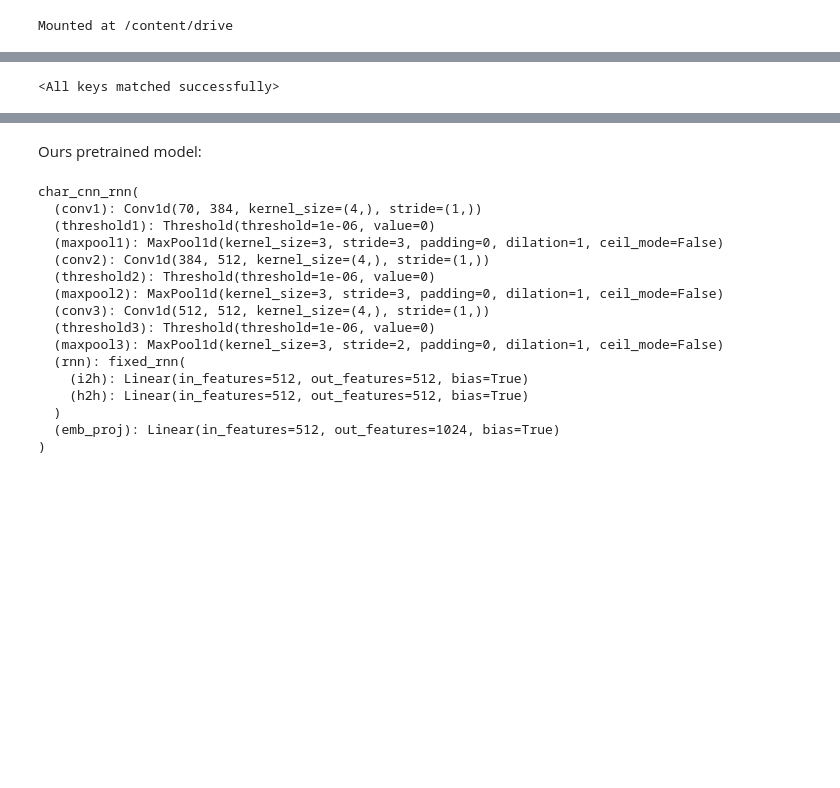
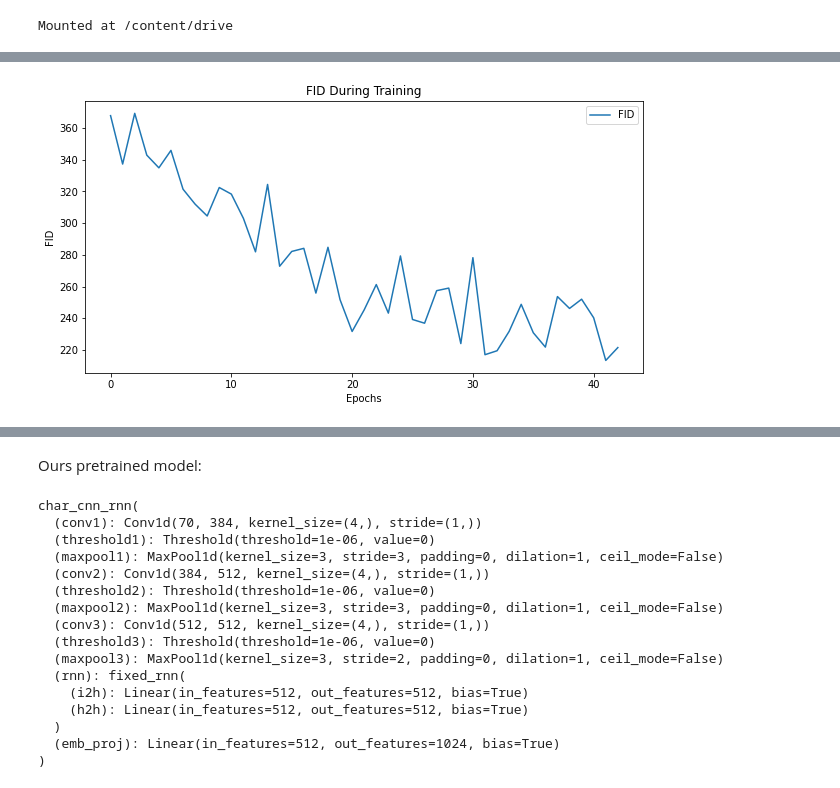
Before and after one commit to bojito/text-to-image-synthesis, a Jupyter notebook: 2_Text_to_Image.ipynb, the cells around one changed output, grey strips where cells are left out. Cells and saved outputs as stored; diff of their text form; code cells hidden in the pictures; blank space fills up the shorter version.

```diff
--- a/2_Text_to_Image.ipynb
+++ b/2_Text_to_Image.ipynb
@@ -237,8 +491,13 @@ plt.show()
-# %%
-netG.load_state_dict(torch.load('./models/txt2img_netG_flowers_e20'))
-netD.load_state_dict(torch.load('./models/txt2img_netD_flowers_e20'))
-# %% [output]
-<All keys matched successfully>
+# %%
+plt.figure(figsize=(10,5))
+plt.title("FID During Training")
+plt.plot(hist_FID,label="FID")
+plt.xlabel("Epochs")
+plt.ylabel("FID")
+plt.legend()
+plt.show()
+# %% [output]
+[figure, added]
 # %%
 import matplotlib.pyplot as plt
 
```
Also changed, not shown: parts of 58 cells of this notebook, 1 other file.
